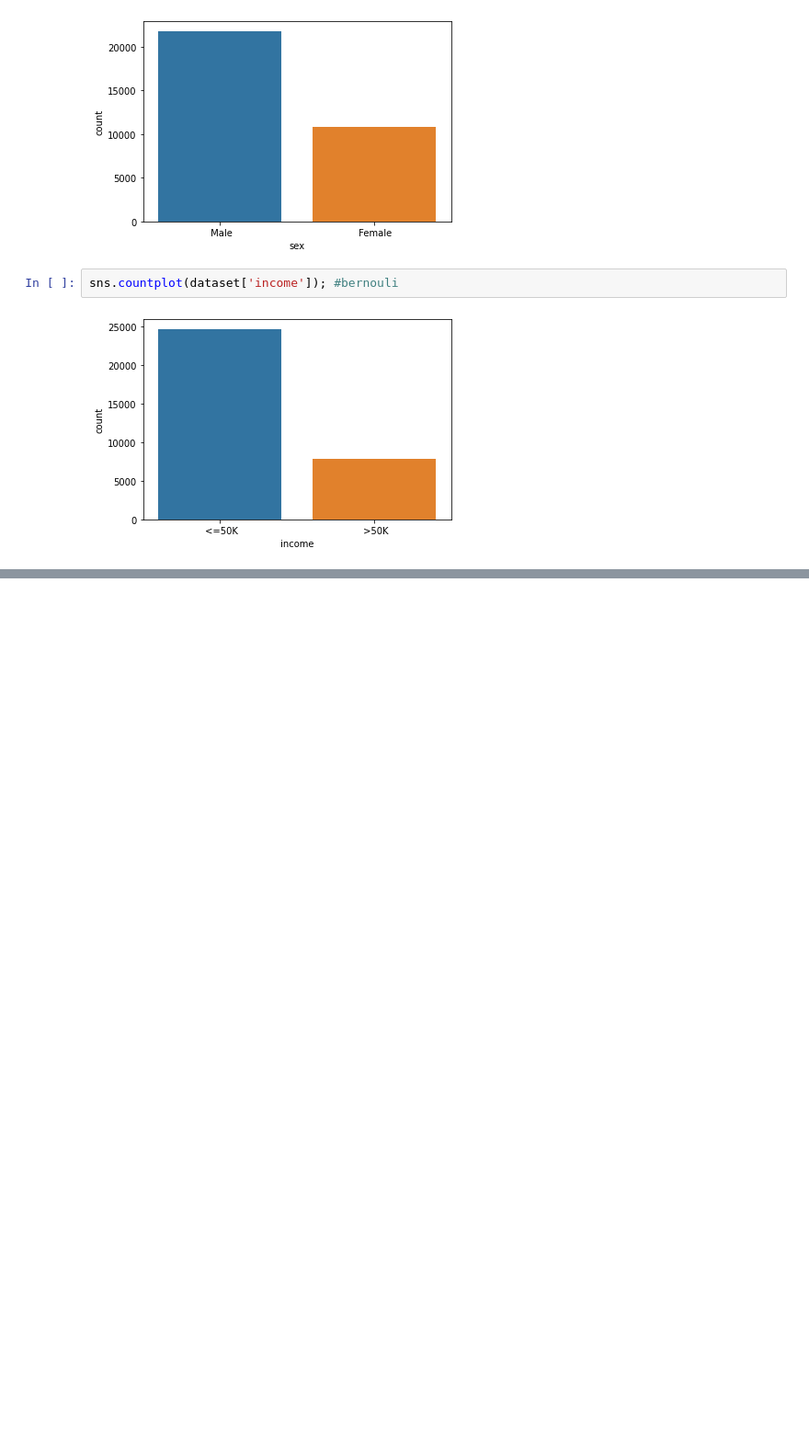
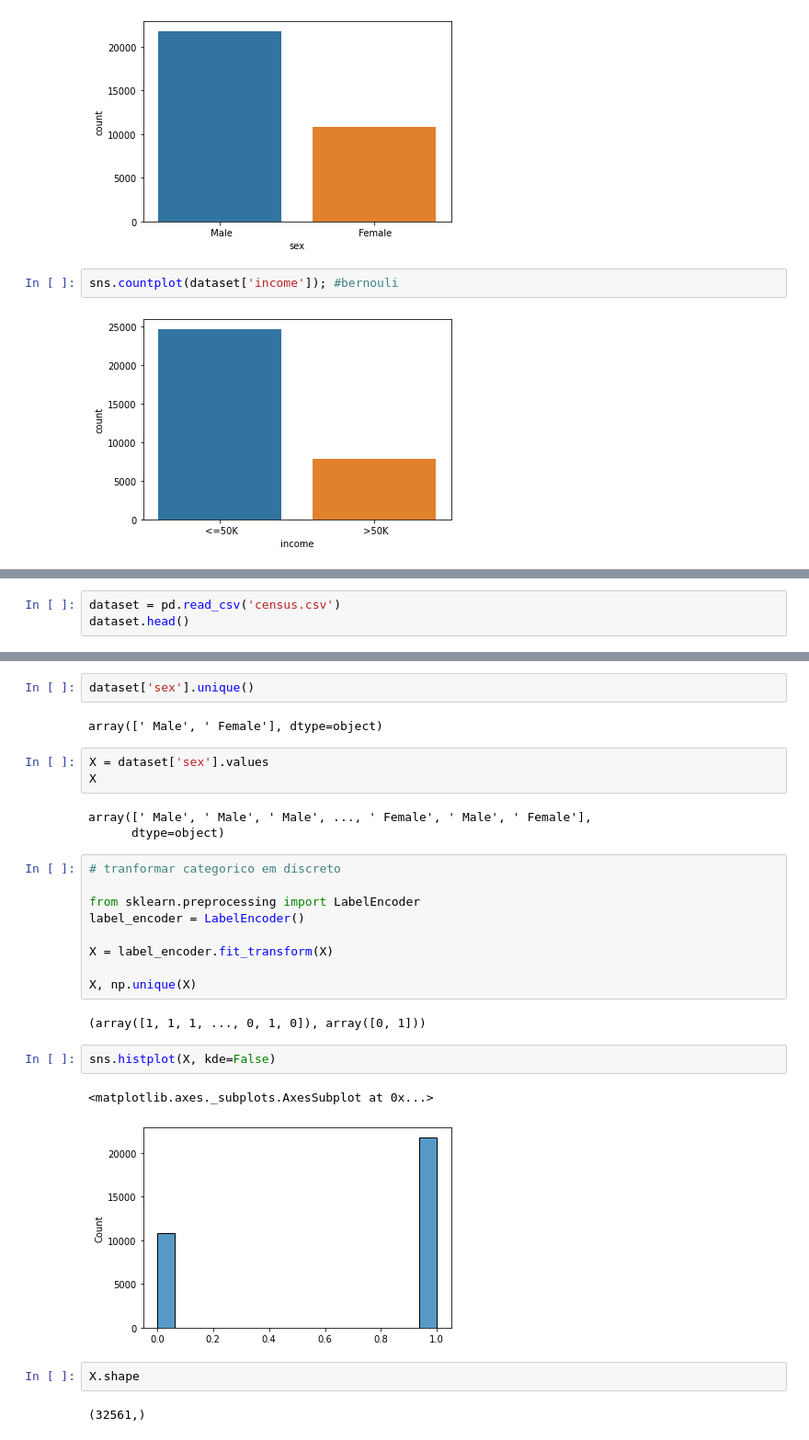
Before and after one commit to miller00315/estatistica_machine_learning, a Jupyter notebook: distribuicoes.ipynb, the cells around one changed output, grey strips where cells are left out. Shown at 92% size. Cells and saved outputs as stored; diff of their text form; blank space fills up the shorter version.

```diff
--- a/distribuicoes.ipynb
+++ b/distribuicoes.ipynb
@@ -472,0 +482,3 @@ sns.countplot(dataset['income']); #bernouli
+# %%
+dataset = pd.read_csv('census.csv')
+dataset.head()
@@ -472,0 +492,30 @@ sns.countplot(dataset['income']); #bernouli
+# %%
+dataset['sex'].unique()
+# %% [output]
+array([' Male', ' Female'], dtype=object)
+# %%
+X = dataset['sex'].values
+X
+# %% [output]
+array([' Male', ' Male', ' Male', ..., ' Female', ' Male', ' Female'],
+      dtype=object)
+# %%
+# tranformar categorico em discreto
+
+from sklearn.preprocessing import LabelEncoder
+label_encoder = LabelEncoder()
+
+X = label_encoder.fit_transform(X)
+
+X, np.unique(X)
+# %% [output]
+(array([1, 1, 1, ..., 0, 1, 0]), array([0, 1]))
+# %%
+sns.histplot(X, kde=False)
+# %% [output]
+<matplotlib.axes._subplots.AxesSubplot at 0x...>
+[figure, added]
+# %%
+X.shape
+# %% [output]
+(32561,)
```
Also changed, not shown: parts of 11 cells of this notebook.
